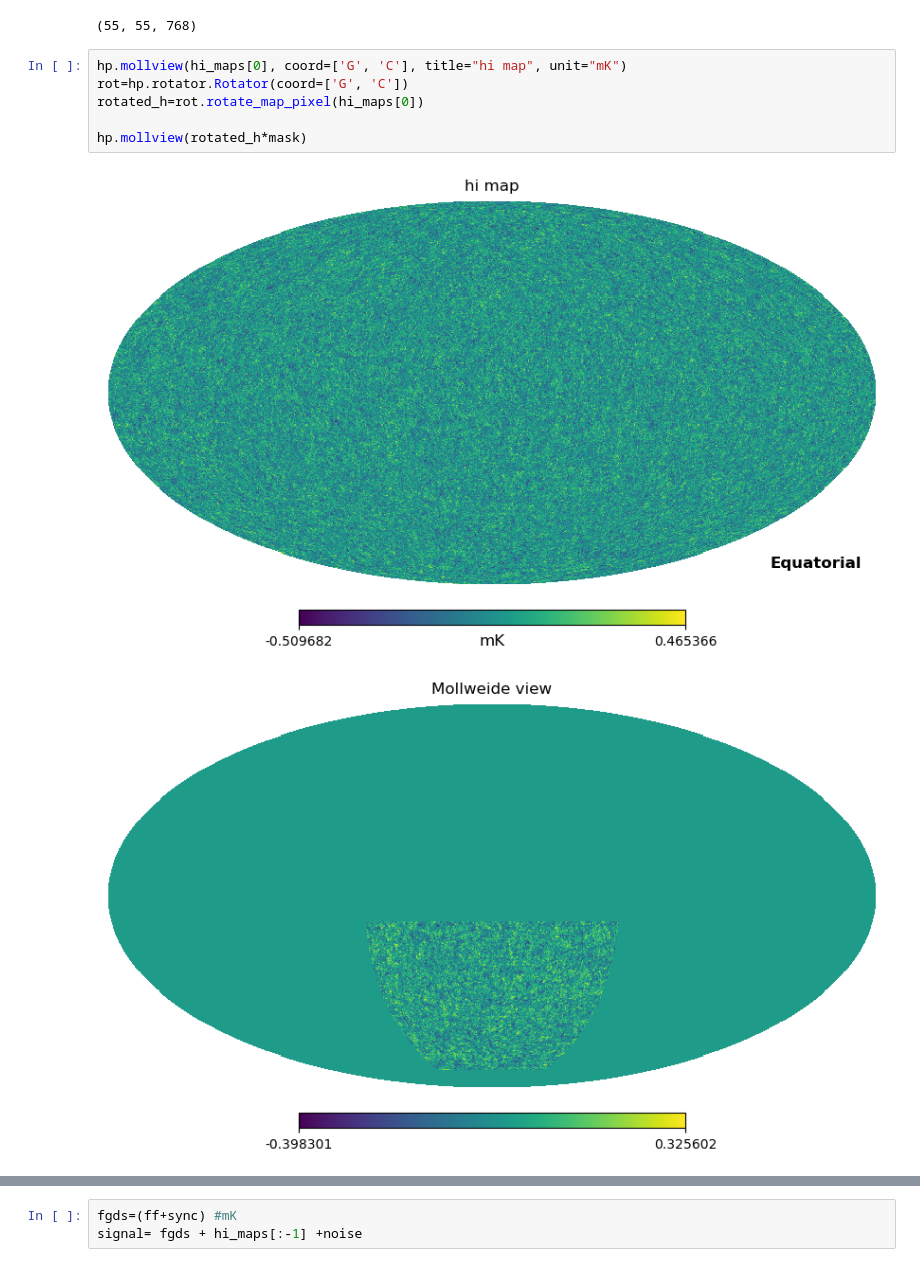
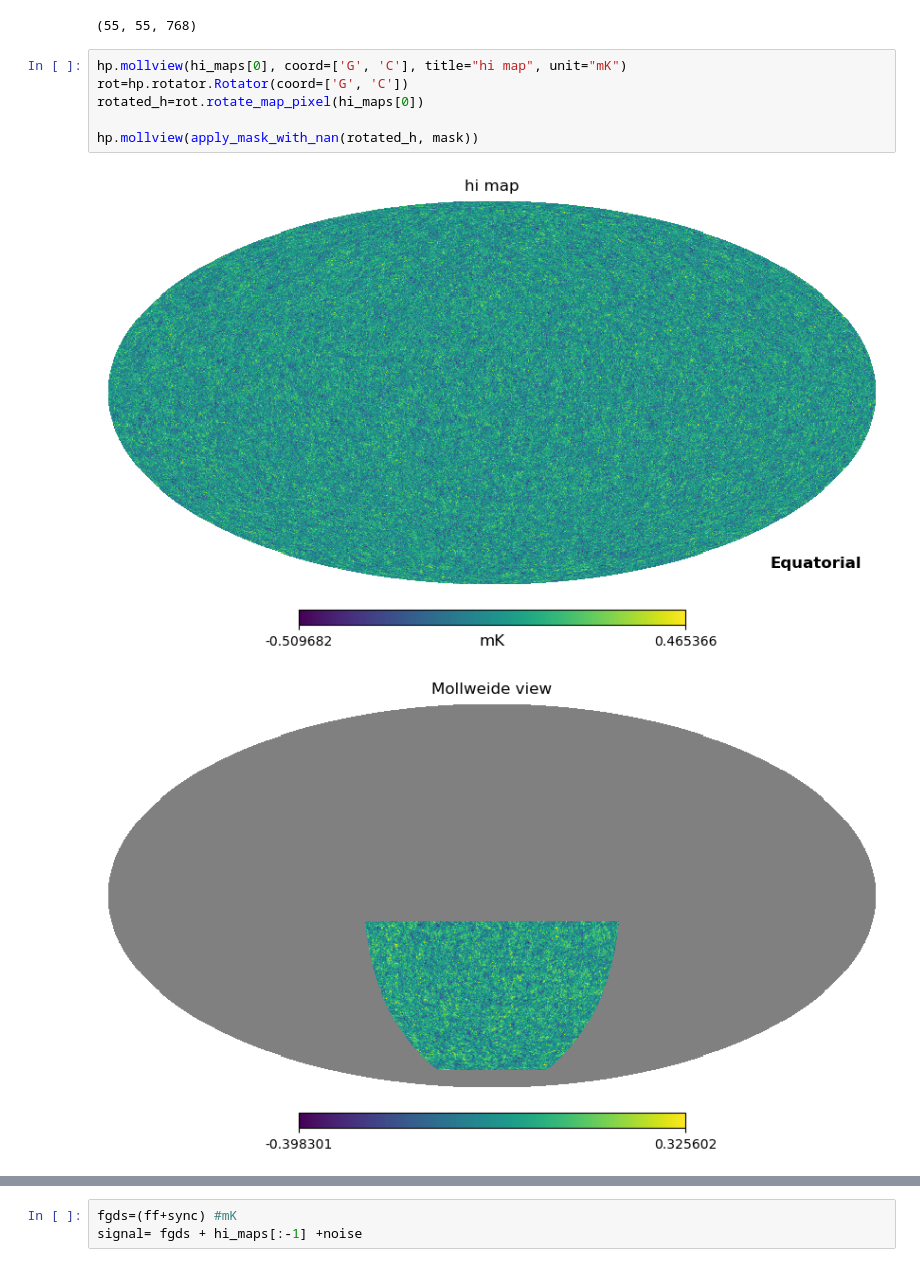
Before and after one commit to urwa99/SMICA_Paper, a Jupyter notebook: Notebooks_1/smica_test.ipynb, the cells around one changed output, grey strips where cells are left out. Saved outputs shown, nothing was run; the diff lists cells and outputs as text.

```diff
--- a/Notebooks_1/smica_test.ipynb
+++ b/Notebooks_1/smica_test.ipynb
@@ -66,10 +255,10 @@ hi_cl2.shape
 # %%
 hp.mollview(hi_maps[0], coord=['G', 'C'], title="hi map", unit="mK")
 rot=hp.rotator.Rotator(coord=['G', 'C'])
 rotated_h=rot.rotate_map_pixel(hi_maps[0])
 
-hp.mollview(rotated_h*mask)
+hp.mollview(apply_mask_with_nan(rotated_h, mask))
 # %% [output]
 [figure]
-[figure, old version]
+[figure, new version]
 # %%
```
Also changed, not shown: parts of 22 cells of this notebook.
